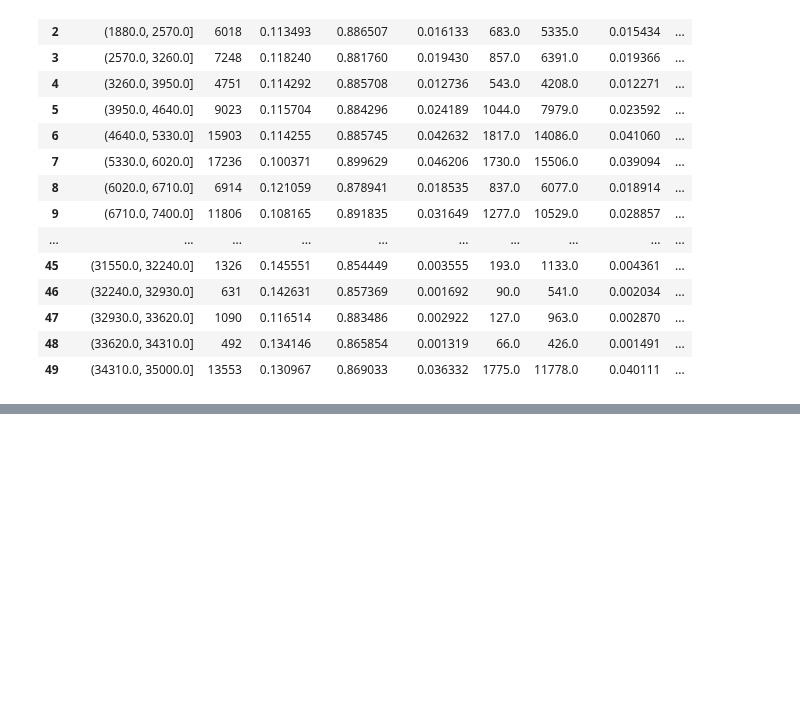
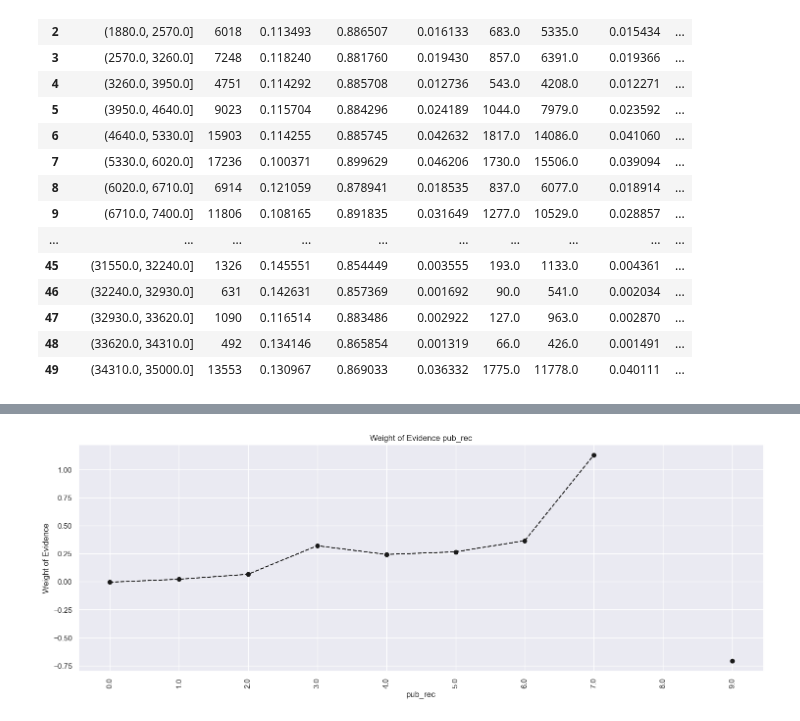
Before and after one commit to eddie-gation/credit_scoring_PD_Model, a Jupyter notebook: preprocessing.ipynb, the cells around one changed output, grey strips where cells are left out. Cells and saved outputs as stored; diff of their text form; code cells hidden in the pictures; blank space fills up the shorter version.

```diff
--- a/preprocessing.ipynb
+++ b/preprocessing.ipynb
@@ -745,0 +840,10 @@ plot_by_woe(df_temp, rotation =90)
+# %%
+X_train['inq_last_6mths:0'] = np.where(X_train['inq_last_6mths'] == 0, 1, 0)
+X_train['inq_last_6mths:1-2'] = np.where((X_train['inq_last_6mths'] >= 1) & (X_train['inq_last_6mths'] <= 2), 1, 0)
+X_train['inq_last_6mths:3-6'] = np.where((X_train['inq_last_6mths'] >= 3) & (X_train['inq_last_6mths'] <= 6), 1, 0)
+X_train['inq_last_6mths:>6'] = np.where(X_train['inq_last_6mths'] > 6, 1, 0)
+
+X_test['inq_last_6mths:0'] = np.where(X_test['inq_last_6mths'] == 0, 1, 0)
+X_test['inq_last_6mths:1-2'] = np.where((X_test['inq_last_6mths'] >= 1) & (X_test['inq_last_6mths'] <= 2), 1, 0)
+X_test['inq_last_6mths:3-6'] = np.where((X_test['inq_last_6mths'] >= 3) & (X_test['inq_last_6mths'] <= 6), 1, 0)
+X_test['inq_last_6mths:>6'] = np.where(X_test['inq_last_6mths'] > 6, 1, 0)
@@ -745,0 +876,21 @@ plot_by_woe(df_temp, rotation =90)
+# %%
+X_train['open_acc:0'] = np.where(X_train['open_acc'] == 0, 1, 0)
+X_train['open_acc:1-3'] = np.where((X_train['open_acc'] >= 1) & (X_train['open_acc'] <= 3), 1, 0)
+X_train['open_acc:4-12'] = np.where((X_train['open_acc'] >= 4) & (X_train['open_acc'] <= 12), 1, 0)
+X_train['open_acc:13-17'] = np.where((X_train['open_acc'] >= 13) & (X_train['open_acc'] <= 17), 1, 0)
+X_train['open_acc:18-22'] = np.where((X_train['open_acc'] >= 18) & (X_train['open_acc'] <= 22), 1, 0)
+X_train['open_acc:23-25'] = np.where((X_train['open_acc'] >= 23) & (X_train['open_acc'] <= 25), 1, 0)
+X_train['open_acc:26-30'] = np.where((X_train['open_acc'] >= 26) & (X_train['open_acc'] <= 30), 1, 0)
+X_train['open_acc:>=31'] = np.where(X_train['open_acc'] >= 31, 1, 0)
+
+X_test['open_acc:0'] = np.where(X_test['open_acc'] == 0, 1, 0)
+X_test['open_acc:1-3'] = np.where((X_test['open_acc'] >= 1) & (X_test['open_acc'] <= 3), 1, 0)
+X_test['open_acc:4-12'] = np.where((X_test['open_acc'] >= 4) & (X_test['open_acc'] <= 12), 1, 0)
+X_test['open_acc:13-17'] = np.where((X_test['open_acc'] >= 13) & (X_test['open_acc'] <= 17), 1, 0)
+X_test['open_acc:18-22'] = np.where((X_test['open_acc'] >= 18) & (X_test['open_acc'] <= 22), 1, 0)
+X_test['open_acc:23-25'] = np.where((X_test['open_acc'] >= 23) & (X_test['open_acc'] <= 25), 1, 0)
+X_test['open_acc:26-30'] = np.where((X_test['open_acc'] >= 26) & (X_test['open_acc'] <= 30), 1, 0)
+X_test['open_acc:>=31'] = np.where(X_test['open_acc'] >= 31, 1, 0)
+# %%
+df_temp = woe_ordered_continuous(X_train, 'pub_rec', y_train)
+df_temp
@@ -745,0 +915,4 @@ plot_by_woe(df_temp, rotation =90)
+# %%
+plot_by_woe(df_temp, 90)
+# %% [output]
+[figure, added]
```
Also changed, not shown: parts of 28 cells of this notebook.
